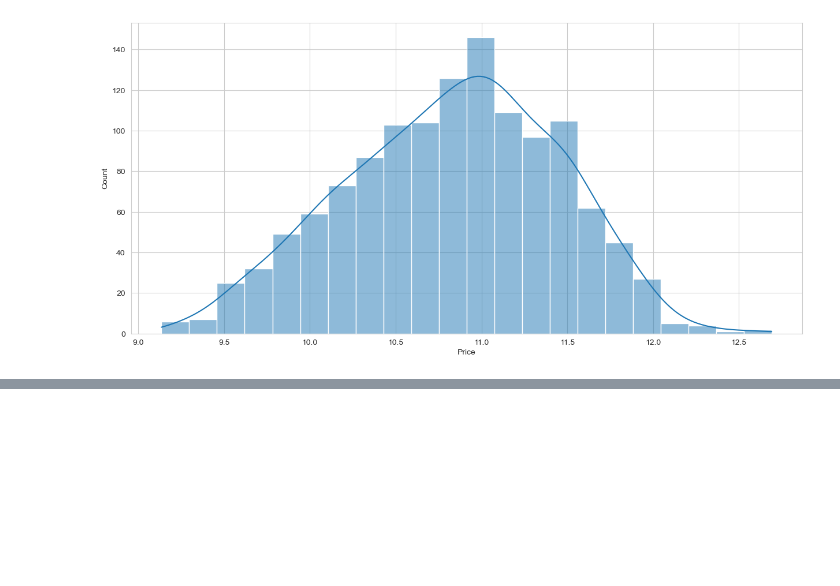
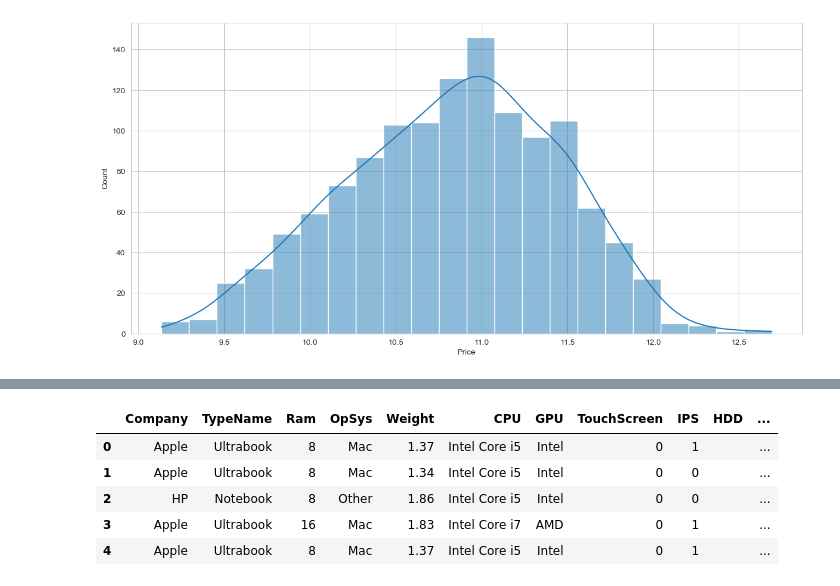
Before and after one commit to Ddasunsandeepa/laptop_price_predictor_project, a Jupyter notebook: notebooks/FC212030_Mudhitha/fc212030.ipynb, the cells around one changed output, grey strips where cells are left out. Saved outputs shown, nothing was run; the diff lists cells and outputs as text; code cells hidden in the pictures; blank space fills up the shorter version.

```diff
--- a/notebooks/FC212030_Mudhitha/fc212030.ipynb
+++ b/notebooks/FC212030_Mudhitha/fc212030.ipynb
@@ -818,0 +965,9 @@ df.head()
+# %%
+train.head()
+# %% [output]
+|  | Company | TypeName | Ram | OpSys | Weight | CPU | GPU | TouchScreen | IPS | HDD | ... |
+| 0 | Apple | Ultrabook | 8 | Mac | 1.37 | Intel Core i5 | Intel | 0 | 1 |  | ... |
+| 1 | Apple | Ultrabook | 8 | Mac | 1.34 | Intel Core i5 | Intel | 0 | 0 |  | ... |
+| 2 | HP | Notebook | 8 | Other | 1.86 | Intel Core i5 | Intel | 0 | 0 |  | ... |
+| 3 | Apple | Ultrabook | 16 | Mac | 1.83 | Intel Core i7 | AMD | 0 | 1 |  | ... |
+| 4 | Apple | Ultrabook | 8 | Mac | 1.37 | Intel Core i5 | Intel | 0 | 1 |  | ... |
```
Also changed, not shown: parts of 34 cells of this notebook, 3 other files.
